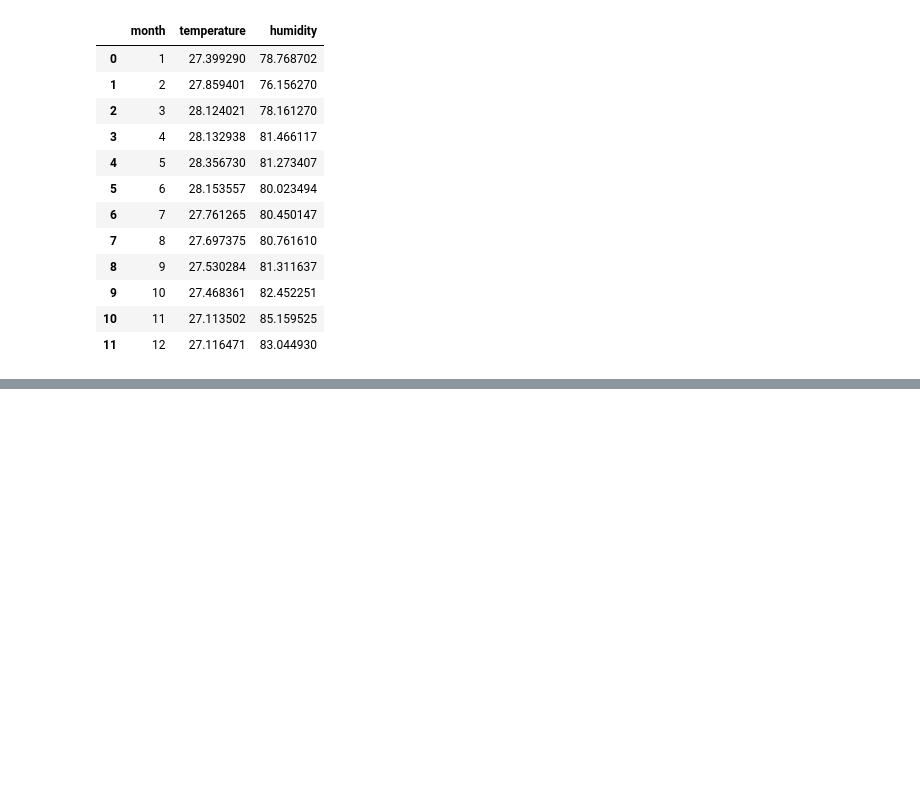
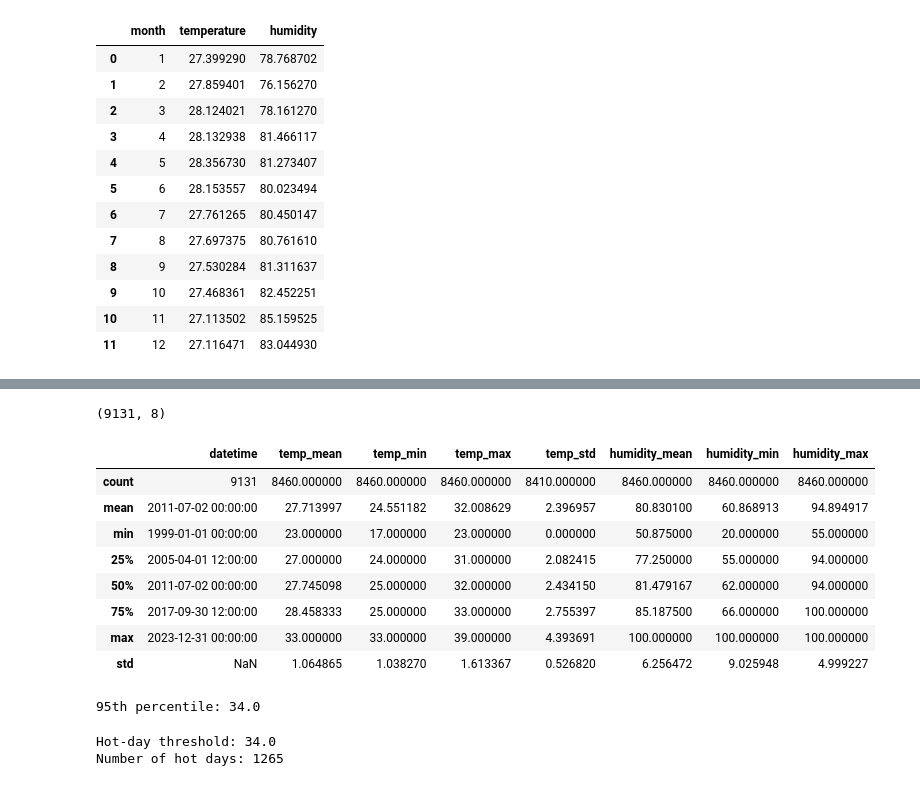
Before and after one commit to ThejaJeff/malaysia-weather-explorer, a Jupyter notebook: notebooks/weather_analysis.ipynb, the cells around one changed output, grey strips where cells are left out. Drawn from its saved outputs; the diff is of its cells as text; code cells hidden in the pictures; blank space fills up the shorter version.

```diff
--- a/notebooks/weather_analysis.ipynb
+++ b/notebooks/weather_analysis.ipynb
@@ -729,3 +729,15 @@ monthly_environment
 | 9 | 10 | 27.468361 | 82.452251 |
 | 10 | 11 | 27.113502 | 85.159525 |
 | 11 | 12 | 27.116471 | 83.044930 |
+# %%
+daily_weather = (
+    sp_analysis
+    .set_index("datetime")
+    .resample("D")
+    .agg({
+        "temperature": ["mean", "min", "max", "std"],
+        "humidity": ["mean", "min", "max"]
+    })
+)
+
+daily_weather.head()
@@ -731,0 +753,14 @@ monthly_environment
+# %%
+daily_weather.columns = [
+    "temp_mean",
+    "temp_min",
+    "temp_max",
+    "temp_std",
+    "humidity_mean",
+    "humidity_min",
+    "humidity_max"
+]
+
+daily_weather = daily_weather.reset_index()
+
+daily_weather.head()
@@ -731,0 +774,32 @@ monthly_environment
+# %%
+daily_weather.shape
+# %% [output]
+(9131, 8)
+# %%
+daily_weather.describe()
+# %% [output]
+|  | datetime | temp_mean | temp_min | temp_max | temp_std | humidity_mean | humidity_min | humidity_max |
+| count | 9131 | 8460.000000 | 8460.000000 | 8460.000000 | 8410.000000 | 8460.000000 | 8460.000000 | 8460.000000 |
+| mean | 2011-07-02 00:00:00 | 27.713997 | 24.551182 | 32.008629 | 2.396957 | 80.830100 | 60.868913 | 94.894917 |
+| min | 1999-01-01 00:00:00 | 23.000000 | 17.000000 | 23.000000 | 0.000000 | 50.875000 | 20.000000 | 55.000000 |
+| 25% | 2005-04-01 12:00:00 | 27.000000 | 24.000000 | 31.000000 | 2.082415 | 77.250000 | 55.000000 | 94.000000 |
+| 50% | 2011-07-02 00:00:00 | 27.745098 | 25.000000 | 32.000000 | 2.434150 | 81.479167 | 62.000000 | 94.000000 |
+| 75% | 2017-09-30 12:00:00 | 28.458333 | 25.000000 | 33.000000 | 2.755397 | 85.187500 | 66.000000 | 100.000000 |
+| max | 2023-12-31 00:00:00 | 33.000000 | 33.000000 | 39.000000 | 4.393691 | 100.000000 | 100.000000 | 100.000000 |
+| std | NaN | 1.064865 | 1.038270 | 1.613367 | 0.526820 | 6.256472 | 9.025948 | 4.999227 |
+# %%
+hot_threshold = daily_weather["temp_max"].quantile(0.95)
+
+print("95th percentile:", hot_threshold)
+# %% [output]
+95th percentile: 34.0
+# %%
+hot_days = daily_weather[
+    daily_weather["temp_max"] >= hot_threshold
+].copy()
+
+print("Hot-day threshold:", hot_threshold)
+print("Number of hot days:", len(hot_days))
+# %% [output]
+Hot-day threshold: 34.0
+Number of hot days: 1265
```
Also changed, not shown: parts of 13 cells of this notebook.
